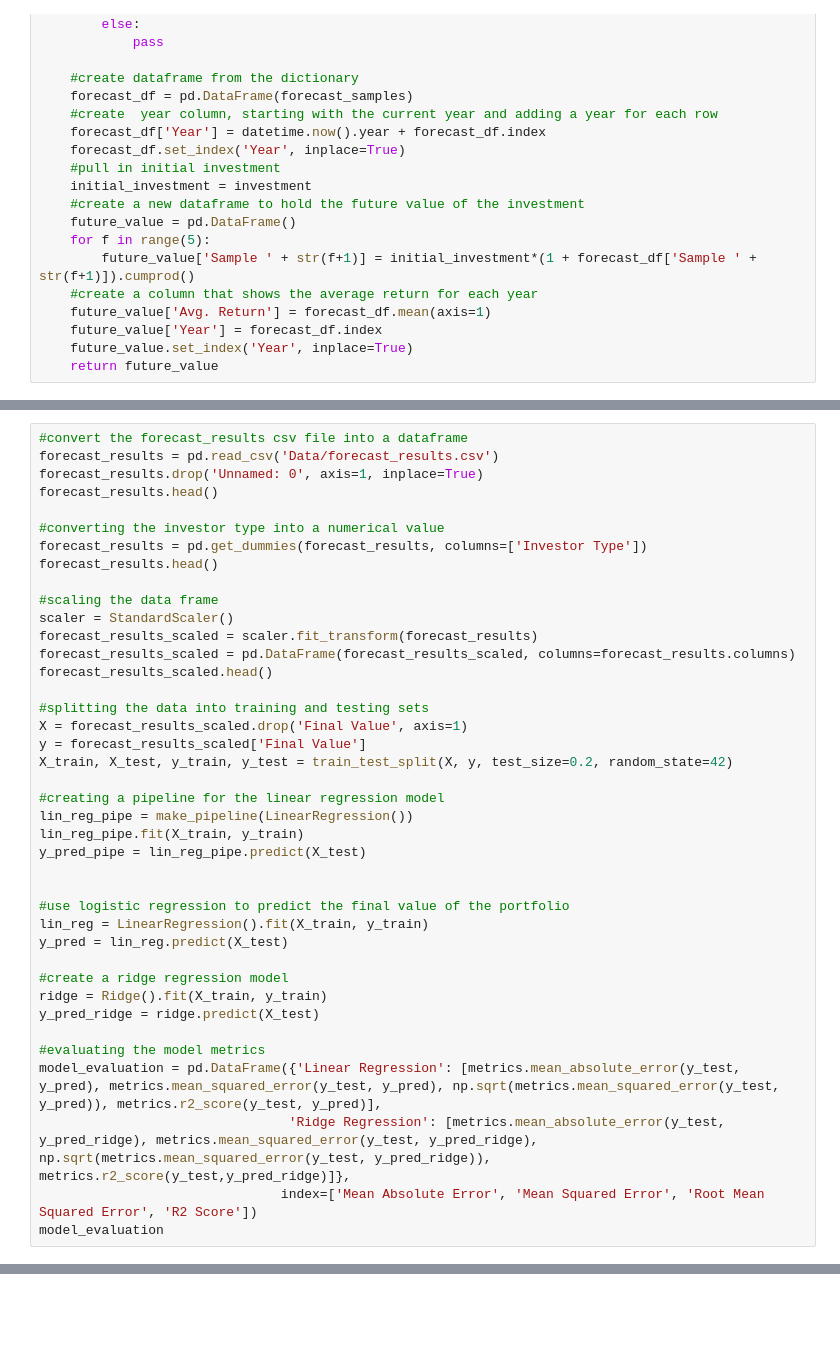
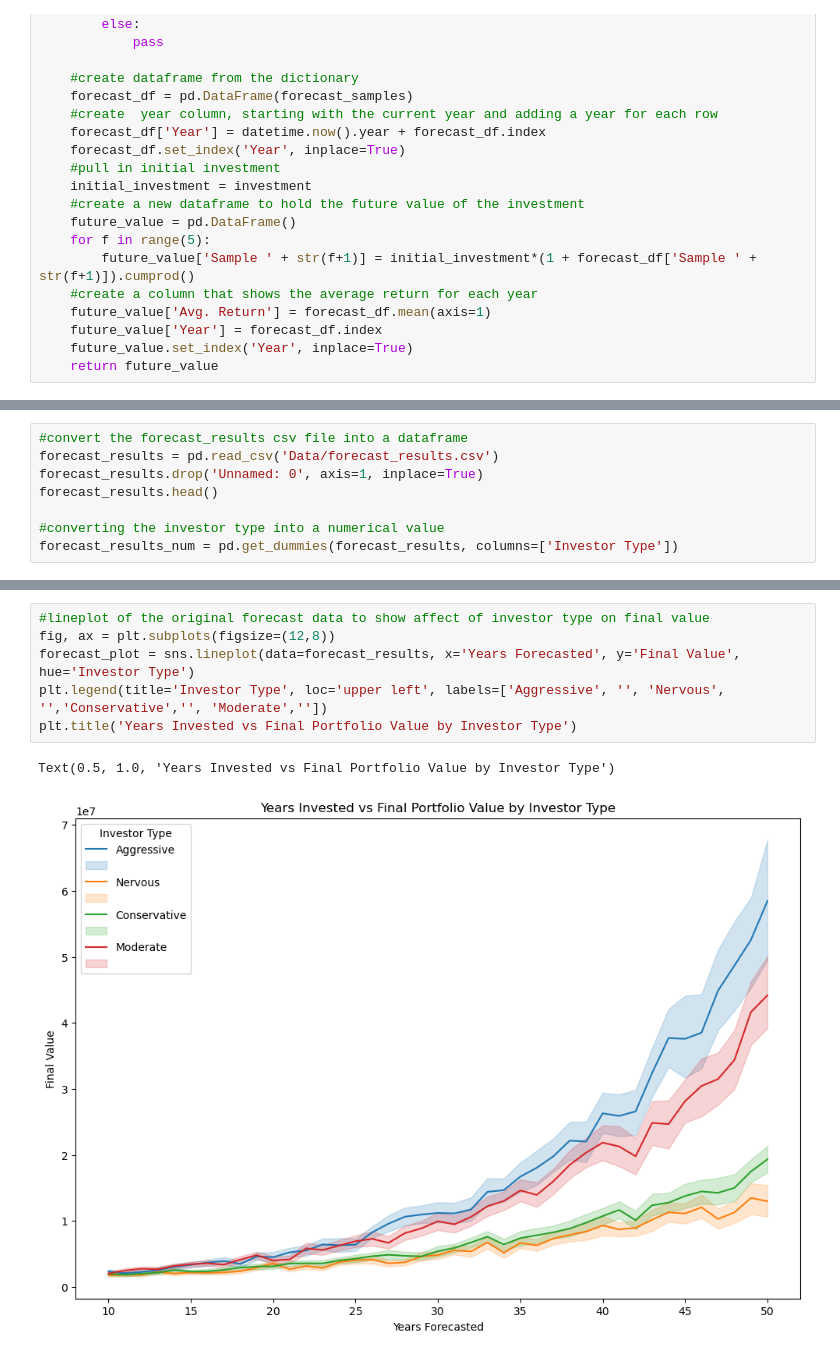
Before and after one commit to BotanicalAmy/Retirement-Forecaster, a Jupyter notebook: Retirement_Simulator.ipynb, the cells around one changed output, grey strips where cells are left out. Cells and saved outputs as stored; diff of their text form; blank space fills up the shorter version.

```diff
--- a/Retirement_Simulator.ipynb
+++ b/Retirement_Simulator.ipynb
@@ -366,36 +363,4 @@ forecast_results.drop('Unnamed: 0', axis=1, inplace=True)
 forecast_results.head()
 
 #converting the investor type into a numerical value
-forecast_results = pd.get_dummies(forecast_results, columns=['Investor Type'])
-forecast_results.head()
-
-#scaling the data frame
-scaler = StandardScaler()
-forecast_results_scaled = scaler.fit_transform(forecast_results)
-forecast_results_scaled = pd.DataFrame(forecast_results_scaled, columns=forecast_results.columns)
-forecast_results_scaled.head()
-
-#splitting the data into training and testing sets
-X = forecast_results_scaled.drop('Final Value', axis=1)
-y = forecast_results_scaled['Final Value']
-X_train, X_test, y_train, y_test = train_test_split(X, y, test_size=0.2, random_state=42)
-
-#creating a pipeline for the linear regression model
-lin_reg_pipe = make_pipeline(LinearRegression())
-lin_reg_pipe.fit(X_train, y_train)
-y_pred_pipe = lin_reg_pipe.predict(X_test)
-
-
-#use logistic regression to predict the final value of the portfolio
-lin_reg = LinearRegression().fit(X_train, y_train)
-y_pred = lin_reg.predict(X_test)
-
-#create a ridge regression model
-ridge = Ridge().fit(X_train, y_train)
-y_pred_ridge = ridge.predict(X_test)
-
-#evaluating the model metrics
-model_evaluation = pd.DataFrame({'Linear Regression': [metrics.mean_absolute_error(y_test, y_pred), metrics.mean_squared_error(y_test, y_pred), np.sqrt(metrics.mean_squared_error(y_test, y_pred)), metrics.r2_score(y_test, y_pred)],
-                                'Ridge Regression': [metrics.mean_absolute_error(y_test, y_pred_ridge), metrics.mean_squared_error(y_test, y_pred_ridge), np.sqrt(metrics.mean_squared_error(y_test, y_pred_ridge)), metrics.r2_score(y_test,y_pred_ridge)]},
-                               index=['Mean Absolute Error', 'Mean Squared Error', 'Root Mean Squared Error', 'R2 Score'])
-model_evaluation
+forecast_results_num = pd.get_dummies(forecast_results, columns=['Investor Type'])
@@ -435,0 +432,9 @@ The average cross validation score for the ridge regression model is: 0.63386886
+# %%
+#lineplot of the original forecast data to show affect of investor type on final value
+fig, ax = plt.subplots(figsize=(12,8))
+forecast_plot = sns.lineplot(data=forecast_results, x='Years Forecasted', y='Final Value', hue='Investor Type')
+plt.legend(title='Investor Type', loc='upper left', labels=['Aggressive', '', 'Nervous', '','Conservative','', 'Moderate',''])
+plt.title('Years Invested vs Final Portfolio Value by Investor Type')
+# %% [output]
+Text(0.5, 1.0, 'Years Invested vs Final Portfolio Value by Investor Type')
+[figure, added]
```
Also changed, not shown: parts of 15 cells of this notebook, 3 other files.
